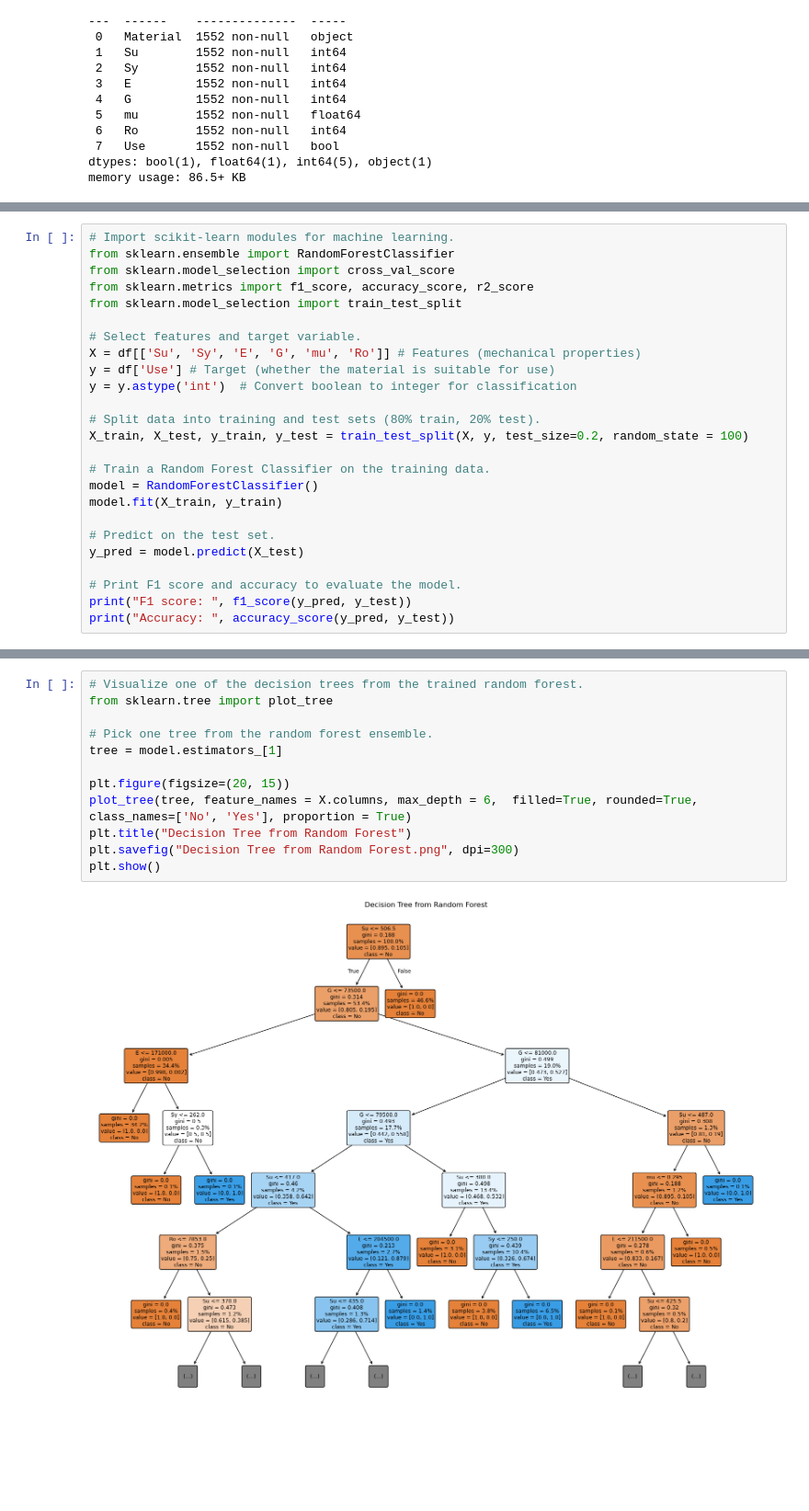
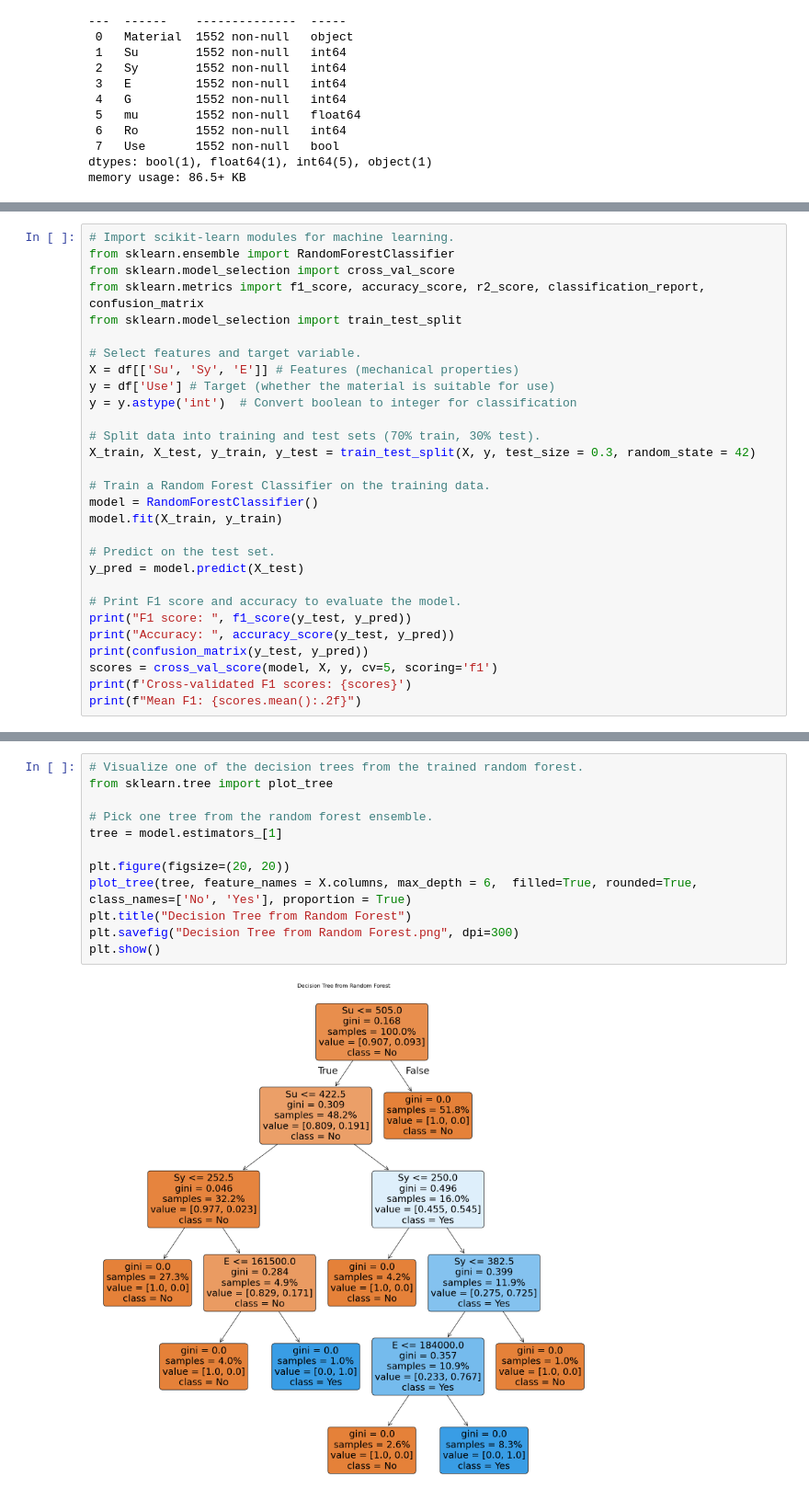
Before and after one commit to Eleonora03/ML-for-Material-Selection, a Jupyter notebook: Your_steel_adviser.ipynb, the cells around one changed output, grey strips where cells are left out. Shown: that part at 92% size. Saved outputs shown, nothing was run; the diff lists cells and outputs as text; blank space fills up the shorter version.

Commit message:
changed the test model

```diff
--- a/Your_steel_adviser.ipynb
+++ b/Your_steel_adviser.ipynb
@@ -72,16 +87,16 @@ plt.show()
 # Import scikit-learn modules for machine learning.
 from sklearn.ensemble import RandomForestClassifier
 from sklearn.model_selection import cross_val_score
-from sklearn.metrics import f1_score, accuracy_score, r2_score
+from sklearn.metrics import f1_score, accuracy_score, r2_score, classification_report, confusion_matrix
 from sklearn.model_selection import train_test_split
 
 # Select features and target variable.
-X = df[['Su', 'Sy', 'E', 'G', 'mu', 'Ro']] # Features (mechanical properties)
+X = df[['Su', 'Sy', 'E']] # Features (mechanical properties)
 y = df['Use'] # Target (whether the material is suitable for use)
 y = y.astype('int')  # Convert boolean to integer for classification
 
-# Split data into training and test sets (80% train, 20% test).
-X_train, X_test, y_train, y_test = train_test_split(X, y, test_size=0.2, random_state = 100)
+# Split data into training and test sets (70% train, 30% test).
+X_train, X_test, y_train, y_test = train_test_split(X, y, test_size = 0.3, random_state = 42)
 
 # Train a Random Forest Classifier on the training data.
 model = RandomForestClassifier()
@@ -91,6 +106,10 @@ model.fit(X_train, y_train)
 y_pred = model.predict(X_test)
 
 # Print F1 score and accuracy to evaluate the model.
-print("F1 score: ", f1_score(y_pred, y_test))
-print("Accuracy: ", accuracy_score(y_pred, y_test))
+print("F1 score: ", f1_score(y_test, y_pred))
+print("Accuracy: ", accuracy_score(y_test, y_pred))
+print(confusion_matrix(y_test, y_pred))
+scores = cross_val_score(model, X, y, cv=5, scoring='f1')
+print(f'Cross-validated F1 scores: {scores}')
+print(f"Mean F1: {scores.mean():.2f}")
 # %% [output]
@@ -99,17 +122,17 @@ Accuracy:  0.9935691318327974
 # %%
 # Visualize one of the decision trees from the trained random forest.
 from sklearn.tree import plot_tree
 
 # Pick one tree from the random forest ensemble.
 tree = model.estimators_[1]
 
-plt.figure(figsize=(20, 15))
+plt.figure(figsize=(20, 20))
 plot_tree(tree, feature_names = X.columns, max_depth = 6,  filled=True, rounded=True,  class_names=['No', 'Yes'], proportion = True)
 plt.title("Decision Tree from Random Forest")
 plt.savefig("Decision Tree from Random Forest.png", dpi=300)
 plt.show()
 # %% [output]
-[figure, old version]
+[figure, new version]
 # %%
 # Visualize feature importances as determined by the random forest model.
 import matplotlib.pyplot as plt
```
Also changed, not shown: parts of 8 cells of this notebook.
